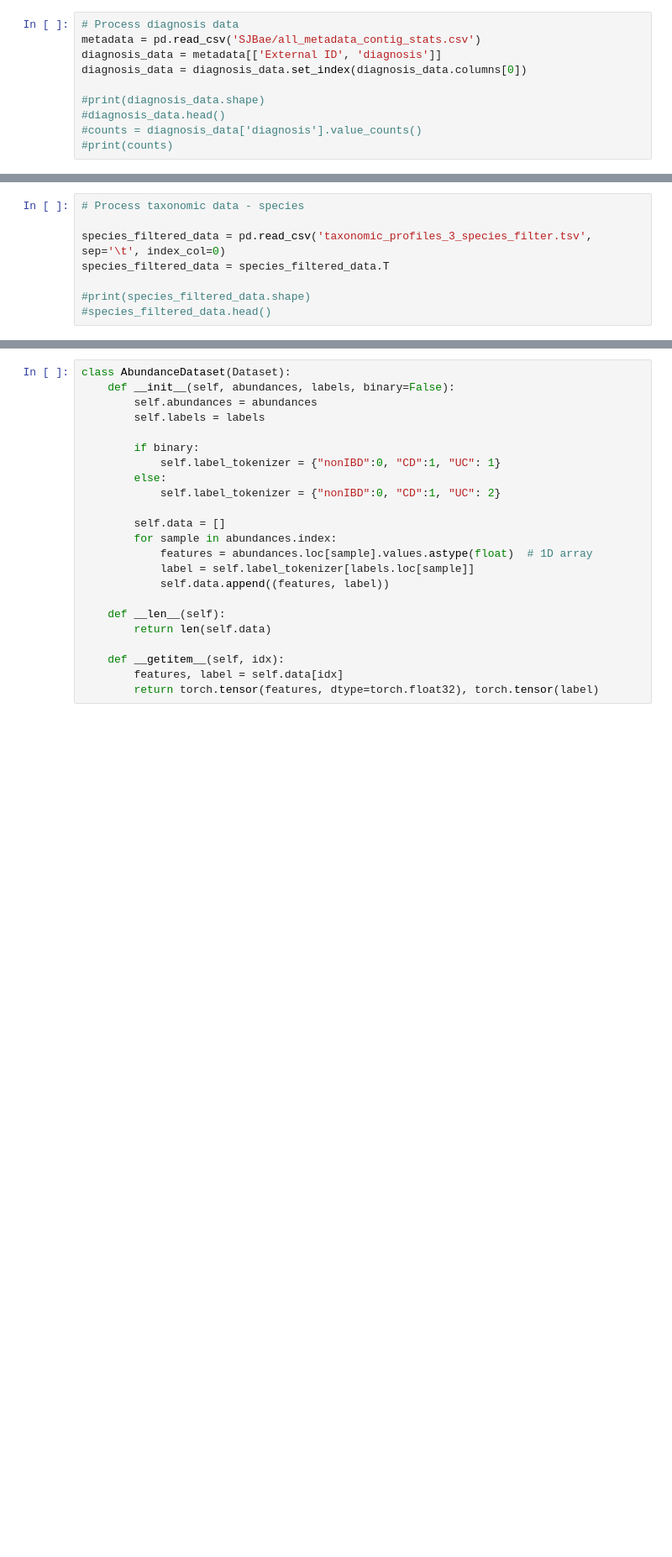
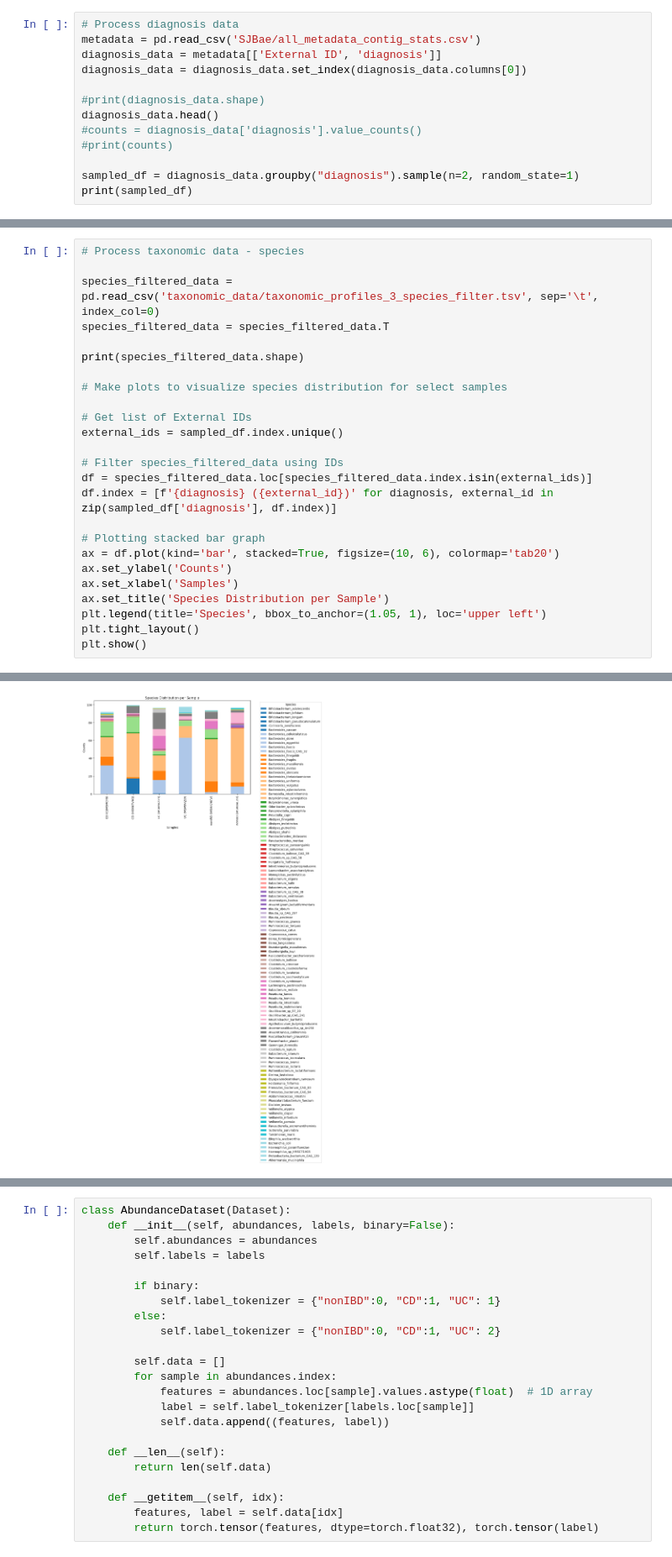
Before and after one commit to robcli/20.490_Deep_Learning_Biology, a Jupyter notebook: Taxonomic_Model.ipynb, the cells around one changed output, grey strips where cells are left out. Shown at 84% size. Saved outputs shown, nothing was run; the diff lists cells and outputs as text; blank space fills up the shorter version.

```diff
--- a/Taxonomic_Model.ipynb
+++ b/Taxonomic_Model.ipynb
@@ -23,6 +30,9 @@ diagnosis_data = metadata[['External ID', 'diagnosis']]
 diagnosis_data = diagnosis_data.set_index(diagnosis_data.columns[0])
 
 #print(diagnosis_data.shape)
-#diagnosis_data.head()
+diagnosis_data.head()
 #counts = diagnosis_data['diagnosis'].value_counts()
 #print(counts)
+
+sampled_df = diagnosis_data.groupby("diagnosis").sample(n=2, random_state=1)
+print(sampled_df)
@@ -37,8 +56,26 @@ genus_filtered_data = genus_filtered_data.T
 # %%
 # Process taxonomic data - species
 
-species_filtered_data = pd.read_csv('taxonomic_profiles_3_species_filter.tsv', sep='\t', index_col=0)
+species_filtered_data = pd.read_csv('taxonomic_data/taxonomic_profiles_3_species_filter.tsv', sep='\t', index_col=0)
 species_filtered_data = species_filtered_data.T
 
-#print(species_filtered_data.shape)
-#species_filtered_data.head()
+print(species_filtered_data.shape)
+
+# Make plots to visualize species distribution for select samples
+
+# Get list of External IDs
+external_ids = sampled_df.index.unique()
+
+# Filter species_filtered_data using IDs
+df = species_filtered_data.loc[species_filtered_data.index.isin(external_ids)]
+df.index = [f'{diagnosis} ({external_id})' for diagnosis, external_id in zip(sampled_df['diagnosis'], df.index)]
+
+# Plotting stacked bar graph
+ax = df.plot(kind='bar', stacked=True, figsize=(10, 6), colormap='tab20')
+ax.set_ylabel('Counts')
+ax.set_xlabel('Samples')
+ax.set_title('Species Distribution per Sample')
+plt.legend(title='Species', bbox_to_anchor=(1.05, 1), loc='upper left')
+plt.tight_layout()
+plt.show()
+# %% [output]
@@ -44,0 +83 @@ species_filtered_data = species_filtered_data.T
+[figure, added]
```
Also changed, not shown: parts of 26 cells of this notebook.
